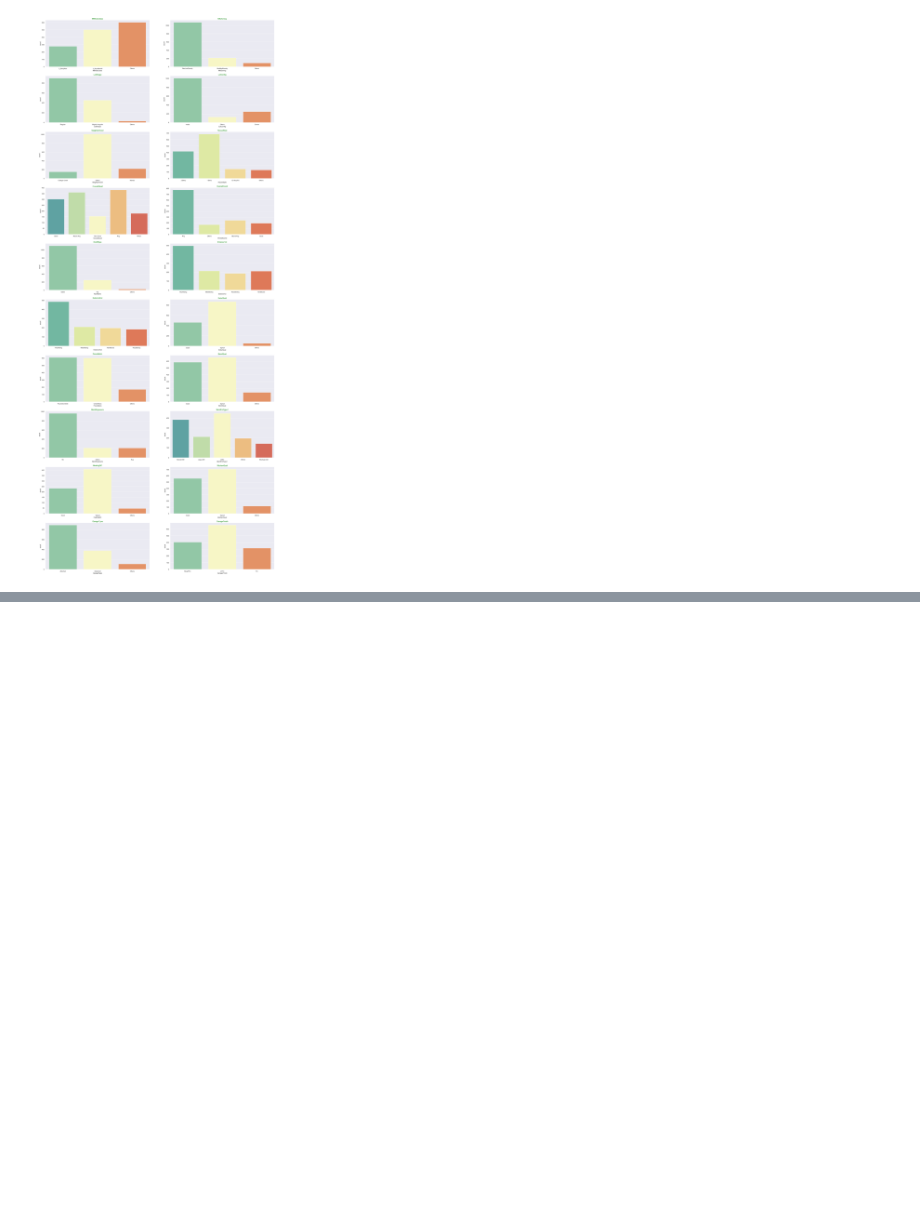
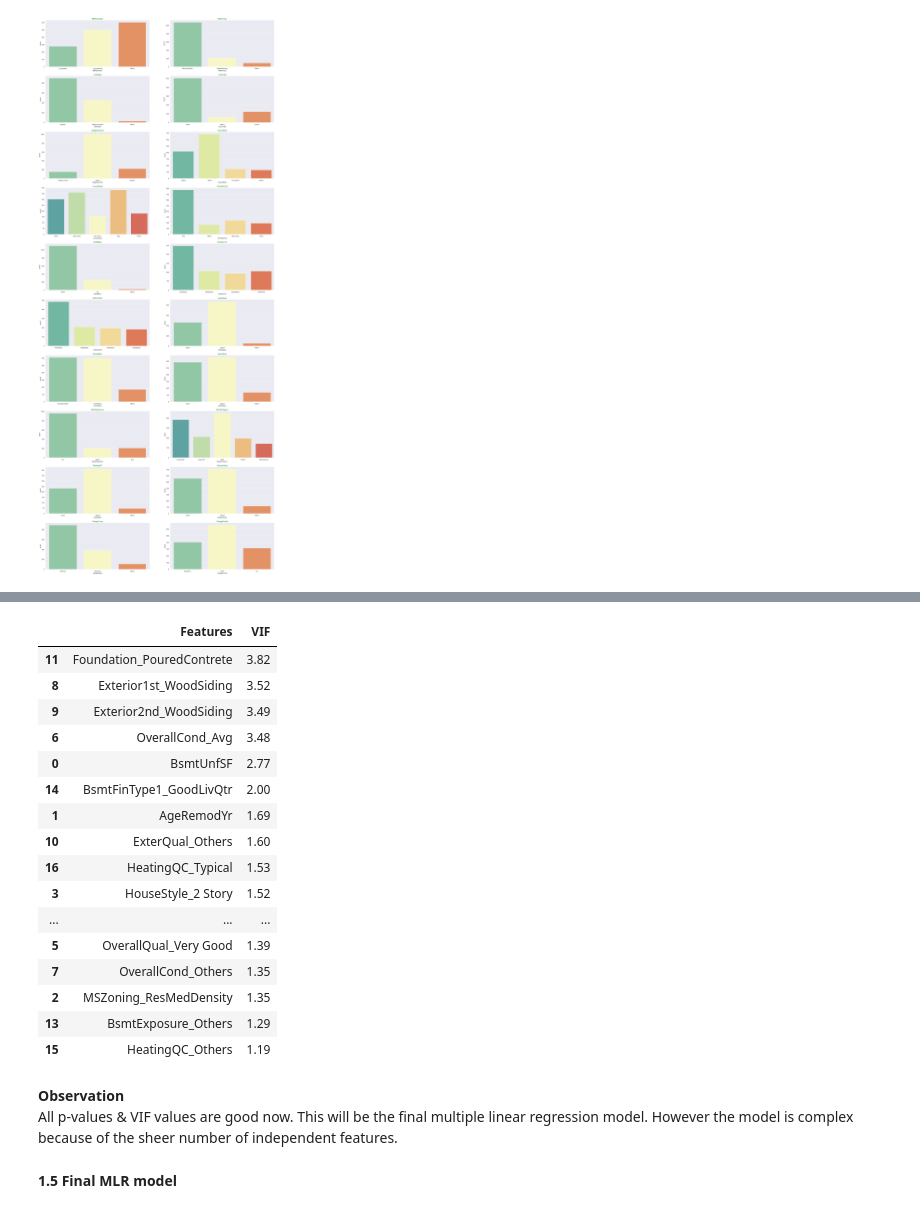
Before and after one commit to andrea-naz7/Sunrise_Housing_CaseStudy, a Jupyter notebook: Sunrise_Housing_Andrea.ipynb, the cells around one changed output, grey strips where cells are left out. Cells and saved outputs as stored; diff of their text form; code cells hidden in the pictures; blank space fills up the shorter version.

```diff
--- a/Sunrise_Housing_Andrea.ipynb
+++ b/Sunrise_Housing_Andrea.ipynb
@@ -784,0 +1117,7 @@ The sale price distribution plot is similar to normal distribution with noise af
+# %%
+#add constant; build the linear model
+X_train_lm4 = sm.add_constant(X_train_lm4)
+lm = sm.OLS(y_train,X_train_lm4).fit()
+
+#Model 1 statistics
+print(lm.summary())
@@ -784,0 +1142,38 @@ The sale price distribution plot is similar to normal distribution with noise af
+# %%
+#find VIF
+
+#drop constant to find VIF
+X_train_lm4 = X_train_lm4.drop(['const'],axis=1)
+
+#create VIF for Model 2
+vif = pd.DataFrame()
+X = X_train_lm4
+vif['Features'] = X.columns
+vif['VIF'] = [variance_inflation_factor(X.values, i) for i in range(X.shape[1])]
+vif['VIF'] = round(vif['VIF'], 2)
+vif = vif.sort_values(by = "VIF", ascending = False)
+vif
+# %% [output]
+|  | Features | VIF |
+| 11 | Foundation_PouredContrete | 3.82 |
+| 8 | Exterior1st_WoodSiding | 3.52 |
+| 9 | Exterior2nd_WoodSiding | 3.49 |
+| 6 | OverallCond_Avg | 3.48 |
+| 0 | BsmtUnfSF | 2.77 |
+| 14 | BsmtFinType1_GoodLivQtr | 2.00 |
+| 1 | AgeRemodYr | 1.69 |
+| 10 | ExterQual_Others | 1.60 |
+| 16 | HeatingQC_Typical | 1.53 |
+| 3 | HouseStyle_2 Story | 1.52 |
+| ... | ... | ... |
+| 5 | OverallQual_Very Good | 1.39 |
+| 7 | OverallCond_Others | 1.35 |
+| 2 | MSZoning_ResMedDensity | 1.35 |
+| 13 | BsmtExposure_Others | 1.29 |
+| 15 | HeatingQC_Others | 1.19 |
+# %% [markdown]
+**Observation**<br>
+All p-values & VIF values are good now. This will be the final multiple linear regression model. However the model is complex
+because of the sheer number of independent features.
+# %% [markdown]
+**1.5 Final MLR model**
```
Also changed, not shown: parts of 63 cells of this notebook.
